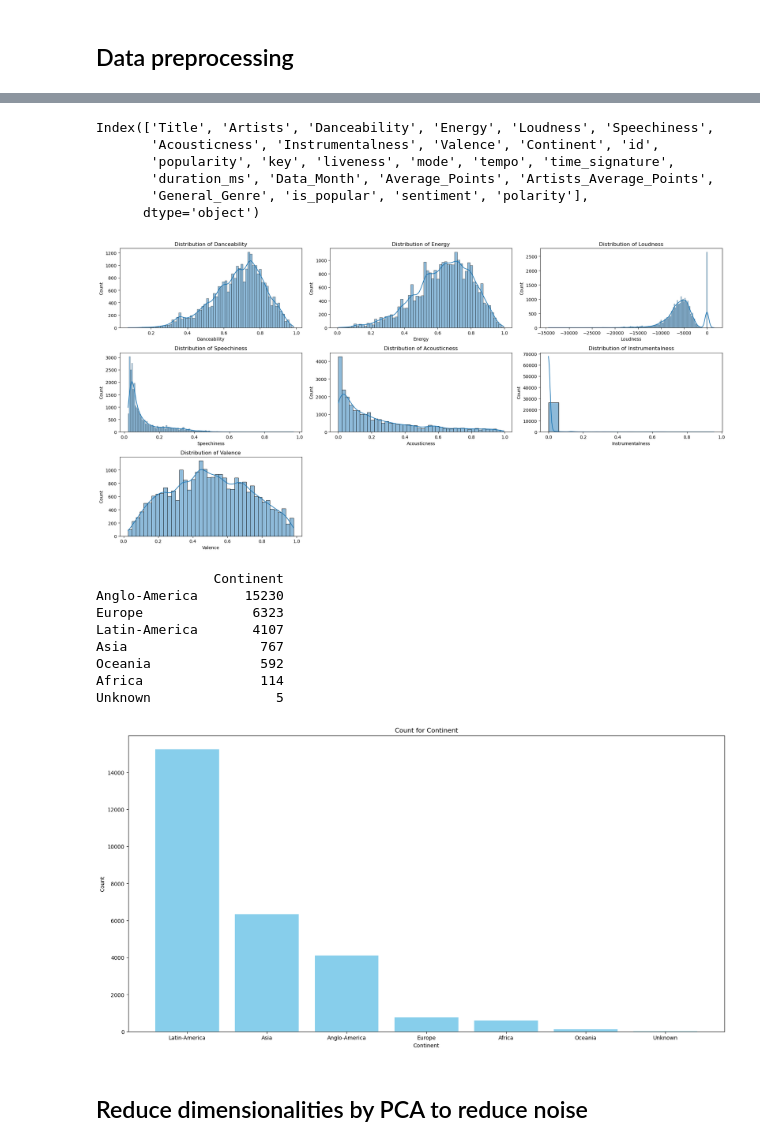
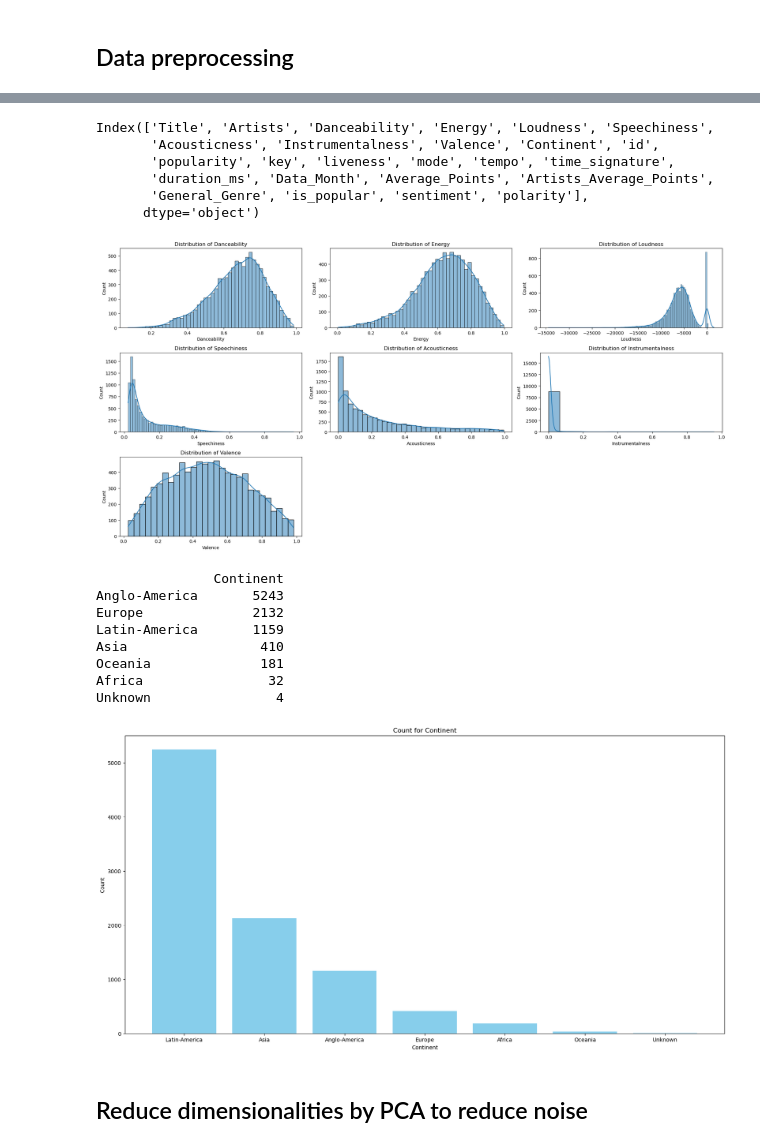
Before and after one commit to Jonathan0516/Spotifypopularityprediction, a Jupyter notebook: popularity.ipynb, the cells around one changed output, grey strips where cells are left out. Cells and saved outputs as stored; diff of their text form; code cells hidden in the pictures.

Commit message:
feat: added completed predict popularity

```diff
--- a/popularity.ipynb
+++ b/popularity.ipynb
@@ -100,11 +99,11 @@ monthly_unique_songs.head(10)
 10 rows × 26 columns
 # %%
-# monthly_unique_songs['Artist_Average_Points'] = monthly_unique_songs['Artists'].map(artist_average_points)
-for index, row in monthly_unique_songs.iterrows():
+# unique_songs['Artist_Average_Points'] = monthly_unique_songs['Artists'].map(artist_average_points)
+for index, row in unique_songs.iterrows():
     artists = [artist.strip() for artist in row['Artists'].split(', ') if artist.strip() != '']
-    monthly_unique_songs.loc[index, 'Artists_Average_Points'] = sum([artists_score[artist] for artist in artists]) / len(artists)
+    unique_songs.loc[index, 'Artists_Average_Points'] = sum([artists_score[artist] for artist in artists]) / len(artists)
 
-monthly_unique_songs.head()
+unique_songs.head()
 # %% [output]
 |  | Title | Artists | Danceability | Energy | Loudness | Speechiness | Acousticness | Instrumentalness | ... |
 | 0 | Ella Baila Sola | Eslabon Armado, Peso Pluma | 0.668 | 0.758 | -5176.0 | 0.033 | 0.483 | 0.000 | ... |
@@ -124,14 +123,14 @@ def categorize_genre(sub_genres):
             return main_genre
     return 'other'
 
-monthly_unique_songs['General_Genre'] = monthly_unique_songs['genres'].apply(categorize_genre)
+unique_songs['General_Genre'] = unique_songs['genres'].apply(categorize_genre)
 
 columns_to_drop = ['# of Artist', 'Artist (Ind.)', '# of Nationality', 'Nationality',
                    'Points (Ind for each Artist/Nat)', 'Points (Total)', 'Song URL', 'genres']
 
-monthly_unique_songs = monthly_unique_songs.drop(columns=columns_to_drop, errors='ignore')
+unique_songs = unique_songs.drop(columns=columns_to_drop, errors='ignore')
 
-monthly_unique_songs.head()
+unique_songs.head()
 # %% [output]
 |  | Title | Artists | Danceability | Energy | Loudness | Speechiness | Acousticness | Instrumentalness | ... |
 | 0 | Ella Baila Sola | Eslabon Armado, Peso Pluma | 0.668 | 0.758 | -5176.0 | 0.033 | 0.483 | 0.000 | ... |
@@ -142,24 +141,24 @@ monthly_unique_songs.head()
 5 rows × 22 columns
 # %%
-# Calculating the top 30% popularity
-top_popularity = monthly_unique_songs['popularity'].quantile(0.7)
+# Calculating the top 40% popularity
+top_popularity = unique_songs['popularity'].quantile(0.7)
 
 
-monthly_unique_songs['is_popular'] = (monthly_unique_songs['popularity'] >= top_popularity).astype(int)
+unique_songs['is_popular'] = (unique_songs['popularity'] >= top_popularity).astype(int)
 # %%
 from textblob import TextBlob
 
-monthly_unique_songs['sentiment'] = monthly_unique_songs['Title'].map(lambda text: TextBlob(text).sentiment.polarity)
+unique_songs['sentiment'] = unique_songs['Title'].map(lambda text: TextBlob(text).sentiment.polarity)
 
 cut = pd.cut(
-    monthly_unique_songs['sentiment'],
+    unique_songs['sentiment'],
     [-np.inf, -.01, .01, np.inf],
     labels=['negative', 'neutral', 'positive']
 )
 
-monthly_unique_songs['polarity'] = cut.values
+unique_songs['polarity'] = cut.values
 
-monthly_unique_songs[['polarity', 'sentiment']].head()
+unique_songs[['polarity', 'sentiment']].head()
 # %% [output]
 |  | polarity | sentiment |
 | 0 | neutral | 0.0 |
@@ -212,46 +211,46 @@ def remove_outliers(data: pd.DataFrame, columns: list = song_attributes):
     data['anomaly'] = pd.Series(model.predict(data[columns]))
     data = data[data['anomaly'] == 1]
     data = data.drop(columns=['anomaly'])
     data.reset_index(drop=True, inplace=True)
     return data
 
 def plot_count_for_continent(data: pd.DataFrame):
     continents = data['Continent'].unique()
     print(pd.DataFrame(data['Continent'].value_counts()))
     plt.figure(figsize=(20, 10))
     # for bar plot in one graph
     plt.bar(continents, data['Continent'].value_counts(), color='skyblue')
     plt.xlabel('Continent')
     plt.ylabel('Count')
     plt.title('Count for Continent')
     plt.show()
 
 
 # print("Before removing outliers: ", normalized_monthly_unique_songs.shape)
 # cleaned_song_data = remove_outliers(normalized_monthly_unique_songs, song_attributes)
 # print("After removing outliers: ", cleaned_song_data.shape)
-print(monthly_unique_songs.columns)
-plot_distribution(monthly_unique_songs, song_attributes)
-plot_count_for_continent(monthly_unique_songs)
+print(unique_songs.columns)
+plot_distribution(unique_songs, song_attributes)
+plot_count_for_continent(unique_songs)
 
 refined_song_attributes = ['Danceability', 'Energy', 'Loudness', 'Speechiness', 'Acousticness', 'Valence']
 # %% [output]
 Index(['Title', 'Artists', 'Danceability', 'Energy', 'Loudness', 'Speechiness',
        'Acousticness', 'Instrumentalness', 'Valence', 'Continent', 'id',
        'popularity', 'key', 'liveness', 'mode', 'tempo', 'time_signature',
        'duration_ms', 'Data_Month', 'Average_Points', 'Artists_Average_Points',
        'General_Genre', 'is_popular', 'sentiment', 'polarity'],
       dtype='object')
-[figure, old version]
+[figure, new version]
                Continent
-Anglo-America      15230
-Europe              6323
-Latin-America       4107
-Asia                 767
-Oceania              592
-Africa               114
-Unknown                5
+Anglo-America       5243
+Europe              2132
+Latin-America       1159
+Asia                 410
+Oceania              181
+Africa                32
+Unknown                4
-[figure, old version]
+[figure, new version]
 # %% [markdown]
 ## Reduce dimensionalities by PCA to reduce noise
 # %%
```
Also changed, not shown: parts of 18 cells of this notebook, 1 other file.
